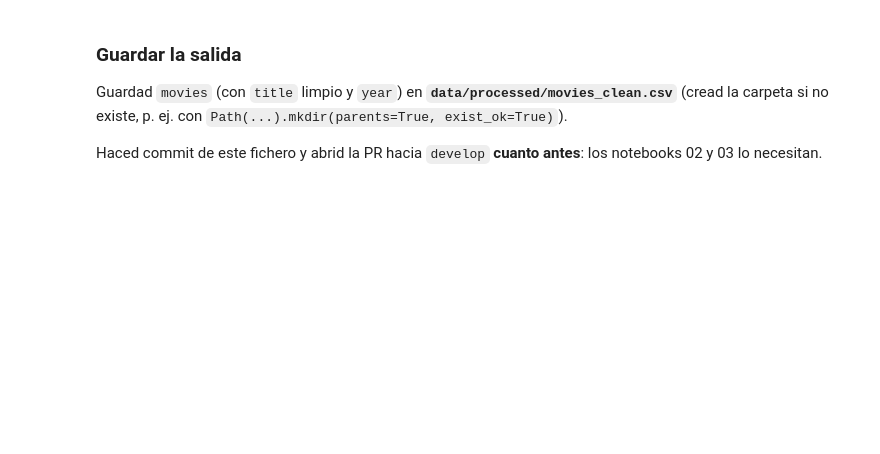
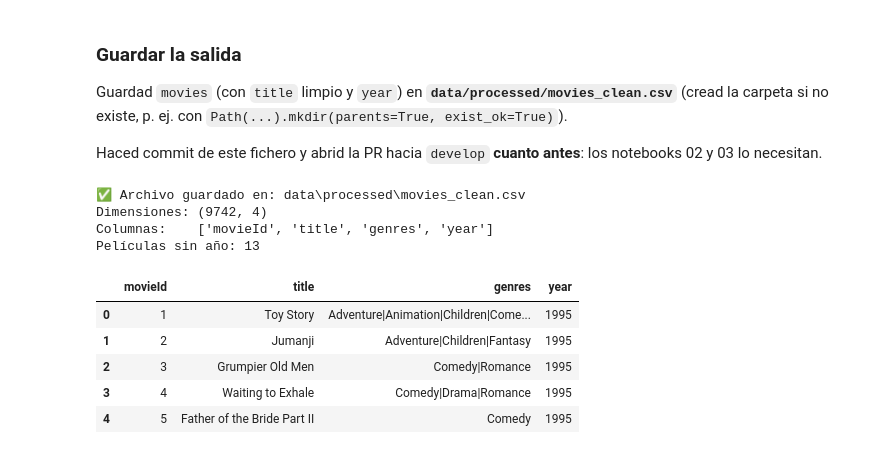
Before and after one commit to vmmaiz/tc-catalogo-peliculas, a Jupyter notebook: 01_ingesta_limpieza.ipynb, the cells around one changed output. Saved outputs shown, nothing was run; the diff lists cells and outputs as text; code cells hidden in the pictures; blank space fills up the shorter version.

```diff
--- a/01_ingesta_limpieza.ipynb
+++ b/01_ingesta_limpieza.ipynb
@@ -46,3 +315,40 @@ Guardad `movies` (con `title` limpio y `year`) en **`data/processed/movies_clean
 Haced commit de este fichero y abrid la PR hacia `develop` **cuanto antes**: los notebooks 02 y 03 lo necesitan.
 # %%
 # --- Guardar movies_clean.csv ---
+
+# Path ya se importó en la primera celda (from pathlib import Path)
+
+# 1. Ruta de destino
+output_dir = Path("data/processed")
+output_file = output_dir / "movies_clean.csv"
+
+# 2. Crear la carpeta si no existe (también las intermedias)
+output_dir.mkdir(parents=True, exist_ok=True)
+
+# 3. Preparar el DataFrame de salida: quitamos la columna auxiliar title_raw
+movies_clean = movies.drop(columns="title_raw", errors="ignore")
+
+# 4. Guardar en CSV
+#    index=False      -> no guarda el índice numérico (0, 1, 2...)
+#    encoding="utf-8" -> conserva tildes y caracteres especiales
+movies_clean.to_csv(output_file, index=False, encoding="utf-8")
+
+print(f"✅ Archivo guardado en: {output_file}")
+
+# 5. Comprobación: releemos el fichero guardado
+check = pd.read_csv(output_file, dtype={"year": "Int64"})
+print(f"Dimensiones: {check.shape}")
+print(f"Columnas:    {check.columns.tolist()}")
+print(f"Películas sin año: {check['year'].isna().sum()}")
+display(check.head())
+# %% [output]
+✅ Archivo guardado en: data\processed\movies_clean.csv
+Dimensiones: (9742, 4)
+Columnas:    ['movieId', 'title', 'genres', 'year']
+Películas sin año: 13
+|  | movieId | title | genres | year |
+| 0 | 1 | Toy Story | Adventure|Animation|Children|Come... | 1995 |
+| 1 | 2 | Jumanji | Adventure|Children|Fantasy | 1995 |
+| 2 | 3 | Grumpier Old Men | Comedy|Romance | 1995 |
+| 3 | 4 | Waiting to Exhale | Comedy|Drama|Romance | 1995 |
+| 4 | 5 | Father of the Bride Part II | Comedy | 1995 |
```
Also changed, not shown: parts of 6 cells of this notebook, 2 other files.
